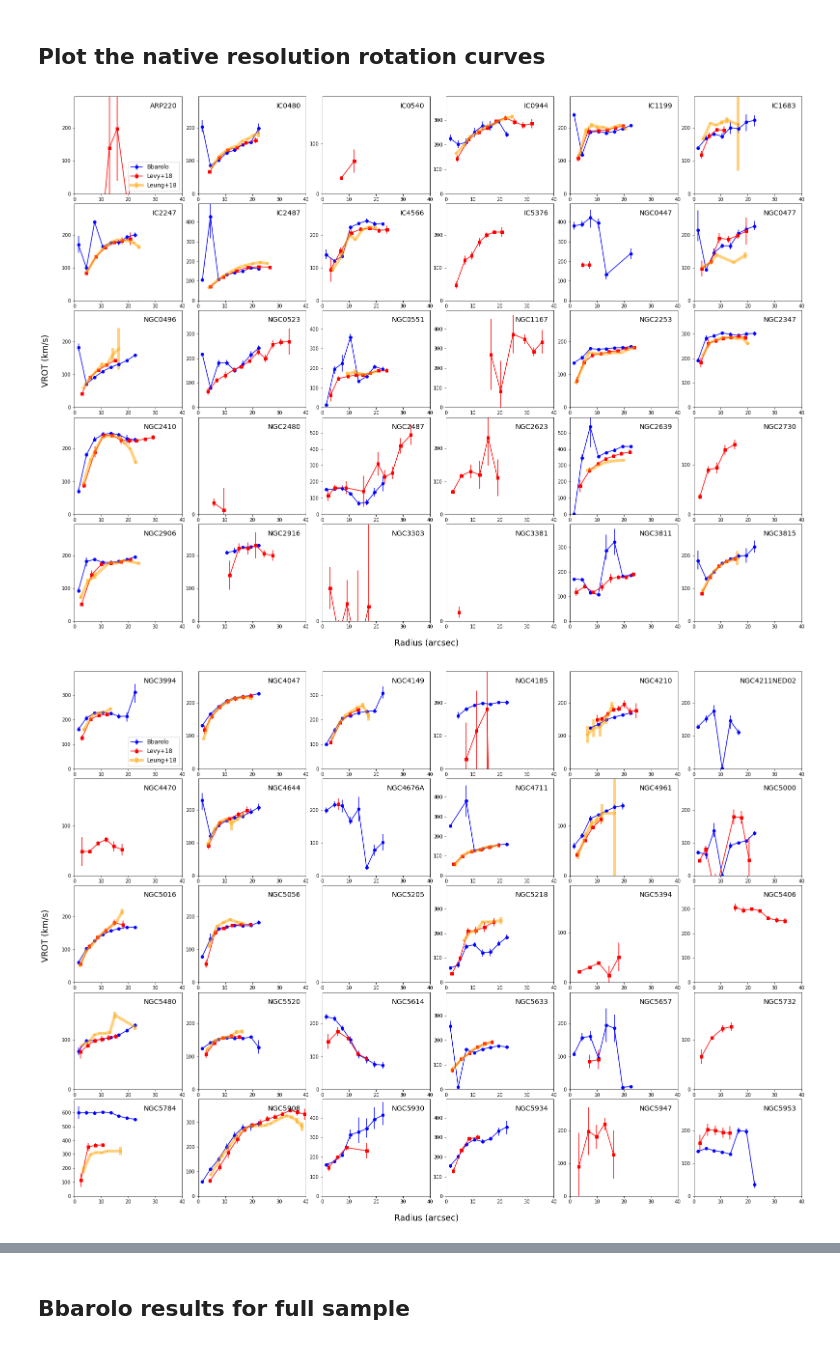
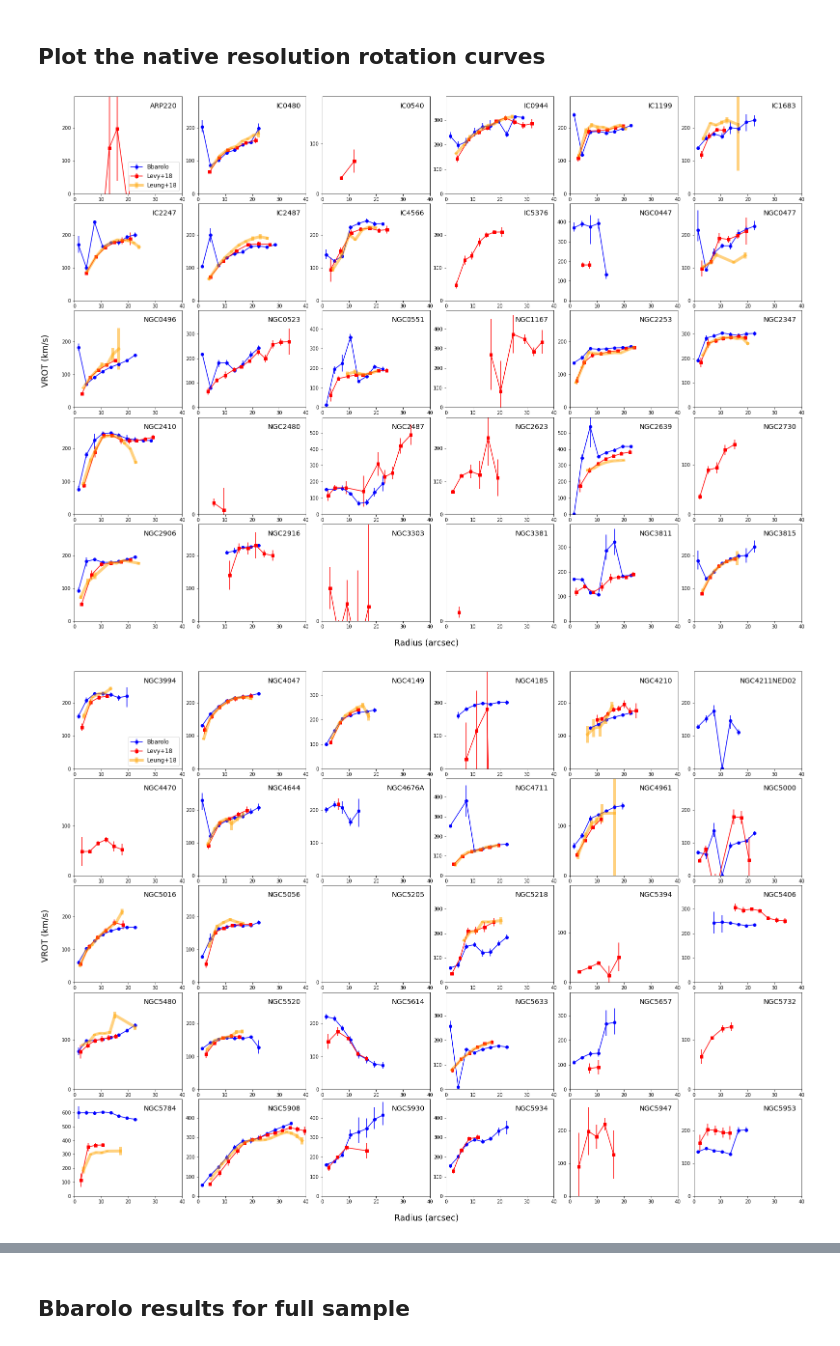
Before and after one commit to tonywong94/edge_pydb, a Jupyter notebook: demo_notebk/CO rotation curves.ipynb, the cells around one changed output, grey strips where cells are left out. Drawn from its saved outputs; the diff is of its cells as text; code cells hidden in the pictures.

```diff
--- a/demo_notebk/CO rotation curves.ipynb
+++ b/demo_notebk/CO rotation curves.ipynb
@@ -14,11 +14,11 @@ from matplotlib.backends.backend_pdf import PdfPages
 ## Combine list of RINGFIT and Bbarolo galaxies
 # %%
 bbtable1 = EdgeTable('bb_natv_fitvd_dilmsk.csv')
-bblist1  = unique(bbtable1.table, keys='bbName').columns[0].tolist()
+bblist1  = unique(bbtable1.table, keys='Name').columns[0].tolist()
 print(len(bblist1),' galaxies in bbtable1')
 
 bbtable2 = EdgeTable('bb_natv_fixvd_dilmsk.csv')
-bblist2  = unique(bbtable2.table, keys='bbName').columns[0].tolist()
+bblist2  = unique(bbtable2.table, keys='Name').columns[0].tolist()
 print(len(bblist2),' galaxies in bbtable2')
 
 rftable = EdgeTable('rf_CO_natv.csv')
@@ -95,7 +95,7 @@ for num in range(0,pages):
     fig = plt.figure(0)
     fig.set_size_inches(nx*4.5, ny*4.)
     for idx, gal in enumerate(sublist):
-        bbrows = bbtable[bbtable['bbName']==gal]
+        bbrows = bbtable[bbtable['Name']==gal]
         rfrows = rftable[rftable['Name']==gal]
         rfrows.sort('radius')
         jamrows = jamtable[jamtable['Name']==gal]
@@ -139,32 +139,32 @@ for num in range(0,pages):
         #if (col != 0):
         #    ax.yaxis.set_ticks([])
         plt.text(0.95,0.9,gal,ha='right',va='center',transform=ax.transAxes,
            fontsize='x-large')
 
     fig.subplots_adjust(hspace=0.1)
     fig.subplots_adjust(wspace=0.15)
     if xtype == 'kpc':
         fig.text(0.5, 0.09, 'Radius (kpc)', ha='center', fontsize='xx-large')
     else:
         fig.text(0.5, 0.09, 'Radius (arcsec)', ha='center', fontsize='xx-large')
     if proj:
         ytxt = 'VROT sin(i)'
     else:
         ytxt = 'VROT'
     fig.text(0.09, 0.5, ytxt+' (km/s)', va='center', rotation='vertical',
                 fontsize='xx-large')
     if pdfout:
         pp.savefig(bbox_inches = 'tight', pad_inches=0.1)
         plt.close()
     else:
         plt.show()
 
 if pdfout:
     d = pp.infodict()
     d['Title'] = 'EDGE Gallery'
     d['Author'] = 'Tony Wong'
     d['CreationDate'] = datetime.datetime.today()
     pp.close()
 # %% [output]
-[figure, old version]
+[figure, new version]
-[figure, old version]
+[figure, new version]
```
Also changed, not shown: parts of 7 cells of this notebook, 17 other files.
